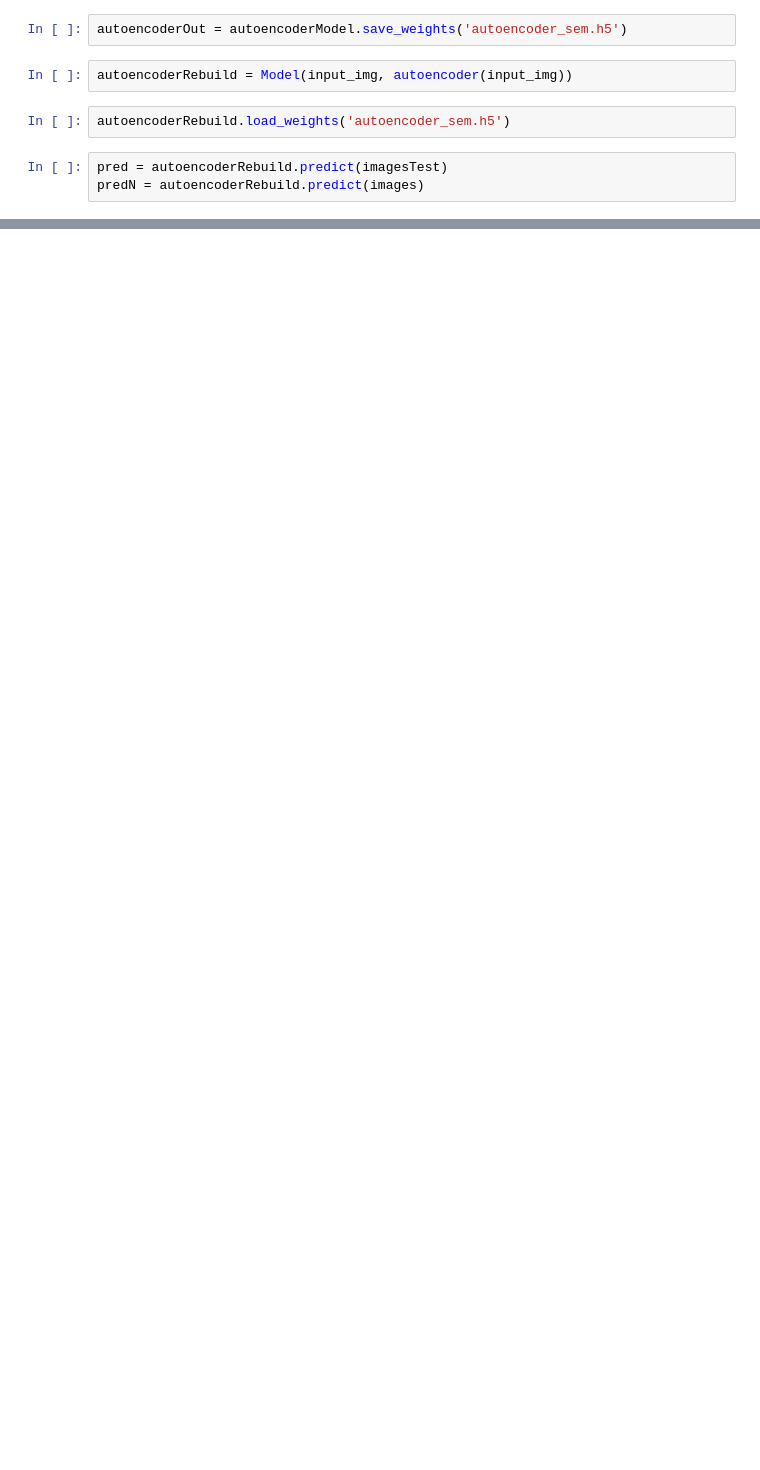
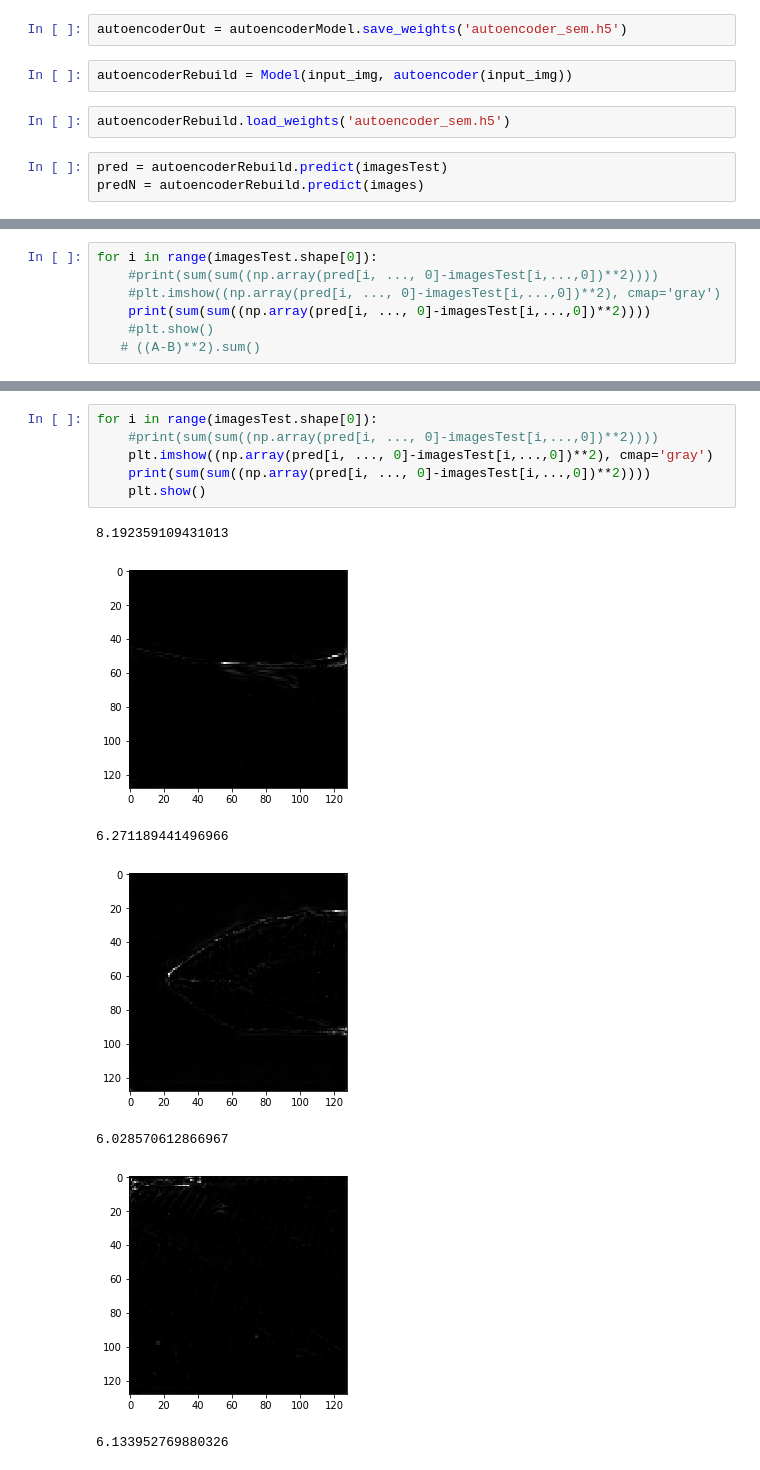
Before and after one commit to uabrc/Autoencoder-for-Anomaly-Detection, a Jupyter notebook: anomalyDetector.ipynb, the cells around one changed output, grey strips where cells are left out. Saved outputs shown, nothing was run; the diff lists cells and outputs as text; blank space fills up the shorter version.

```diff
--- a/anomalyDetector.ipynb
+++ b/anomalyDetector.ipynb
@@ -265,0 +279,7 @@ TypeError: ufunc 'bitwise_xor' not supported for the input types, and the inputs
+# %%
+for i in range(imagesTest.shape[0]):
+    #print(sum(sum((np.array(pred[i, ..., 0]-imagesTest[i,...,0])**2))))
+    #plt.imshow((np.array(pred[i, ..., 0]-imagesTest[i,...,0])**2), cmap='gray')
+    print(sum(sum((np.array(pred[i, ..., 0]-imagesTest[i,...,0])**2))))
+    #plt.show()
+   # ((A-B)**2).sum()
@@ -265,0 +304,14 @@ TypeError: ufunc 'bitwise_xor' not supported for the input types, and the inputs
+# %%
+for i in range(imagesTest.shape[0]):
+    #print(sum(sum((np.array(pred[i, ..., 0]-imagesTest[i,...,0])**2))))
+    plt.imshow((np.array(pred[i, ..., 0]-imagesTest[i,...,0])**2), cmap='gray')
+    print(sum(sum((np.array(pred[i, ..., 0]-imagesTest[i,...,0])**2))))
+    plt.show()
+# %% [output]
+8.192359109431013
+[figure, added]
+6.271189441496966
+[figure, added]
+6.028570612866967
+[figure, added]
+6.133952769880326
```
Also changed, not shown: parts of 13 cells of this notebook.
